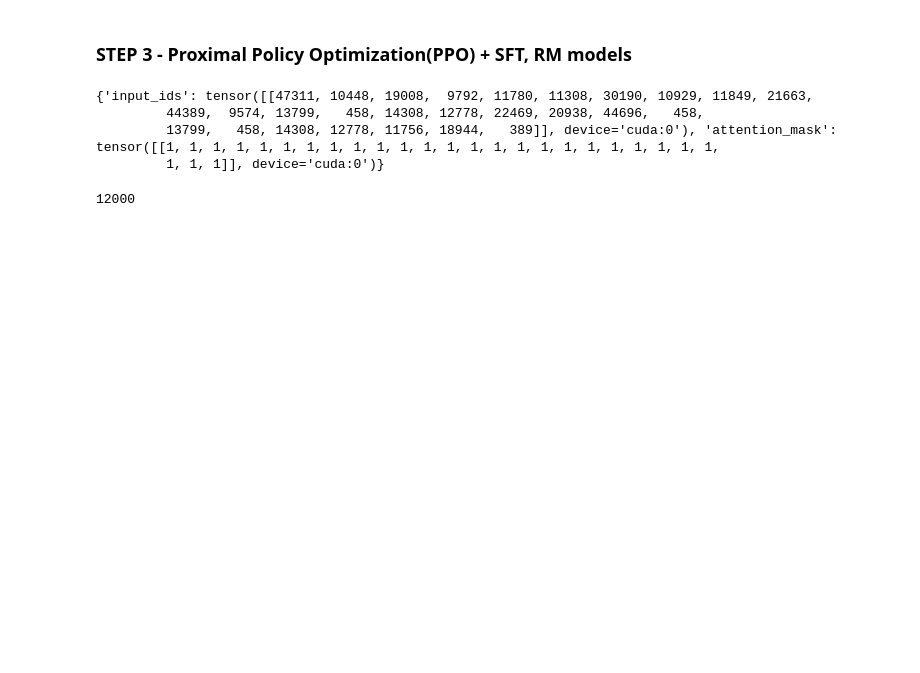
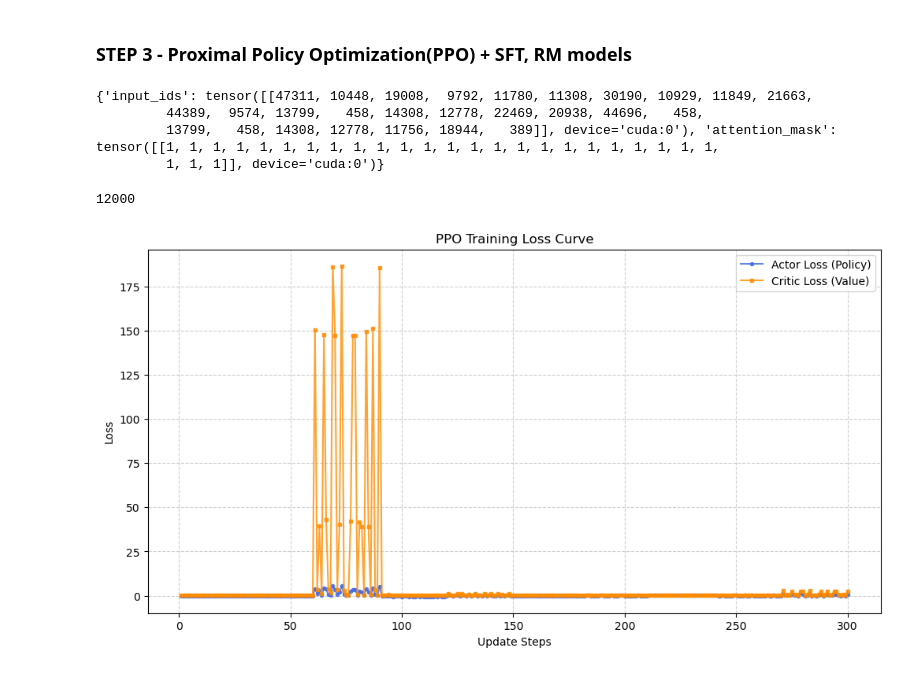
Before and after one commit to Jsuyeon/AIFFEL_quest_fork_exp08, a Jupyter notebook: GoingDeeper/Quest_08/quest_08.ipynb, the cells around one changed output. Drawn from its saved outputs; the diff is of its cells as text; code cells hidden in the pictures; blank space fills up the shorter version.

```diff
--- a/GoingDeeper/Quest_08/quest_08.ipynb
+++ b/GoingDeeper/Quest_08/quest_08.ipynb
@@ -843,7 +826,7 @@ trainer = PPOTrainer(NaiveStrategy(),
                      initial_model,
                      actor_optim,
                      critic_optim,
-                     max_epochs=1,
+                     max_epochs=10,
                      train_batch_size=8,
                      tokenizer=tokenize_fn,
                      max_length=128,
@@ -873,33 +856,35 @@ def patched_backward(loss, model, optimizer):
 
 # 트레이너의 backward 함수를 바꿔치기
 trainer.strategy.backward = patched_backward
 # ---------------------------------------------------------
 
 # --- 원본 코드 유지 ---
 trainer.fit(list_prompt,
             num_episodes=10,
             max_timesteps=3,
             update_timesteps=3)
 
 actor.model.save_pretrained('models/output_3_PPO')
 
 # ---------------------------------------------------------
 # 추가된 부분: PPO Loss 그래프 그리기 (두 개의 선)
 # ---------------------------------------------------------
 plt.figure(figsize=(12, 6))
 
 # Actor와 Critic의 업데이트 횟수가 같으므로 x축(steps)은 리스트의 길이를 사용합니다.
 steps = range(1, len(actor_losses) + 1)
 
 plt.plot(steps, actor_losses, label='Actor Loss (Policy)', color='royalblue', marker='o', markersize=3, alpha=0.8)
 plt.plot(steps, critic_losses, label='Critic Loss (Value)', color='darkorange', marker='s', markersize=3, alpha=0.8)
 
 plt.title('PPO Training Loss Curve')
 plt.xlabel('Update Steps')
 plt.ylabel('Loss')
 plt.legend()
 plt.grid(True, linestyle='--', alpha=0.6)
 plt.show()
+# %% [output]
+[figure, added]
 # %%
 def generation(input_text, model):
     input_ids = tokenizer.encode(input_text, return_tensors='pt').to(
```
Also changed, not shown: parts of 22 cells of this notebook.
